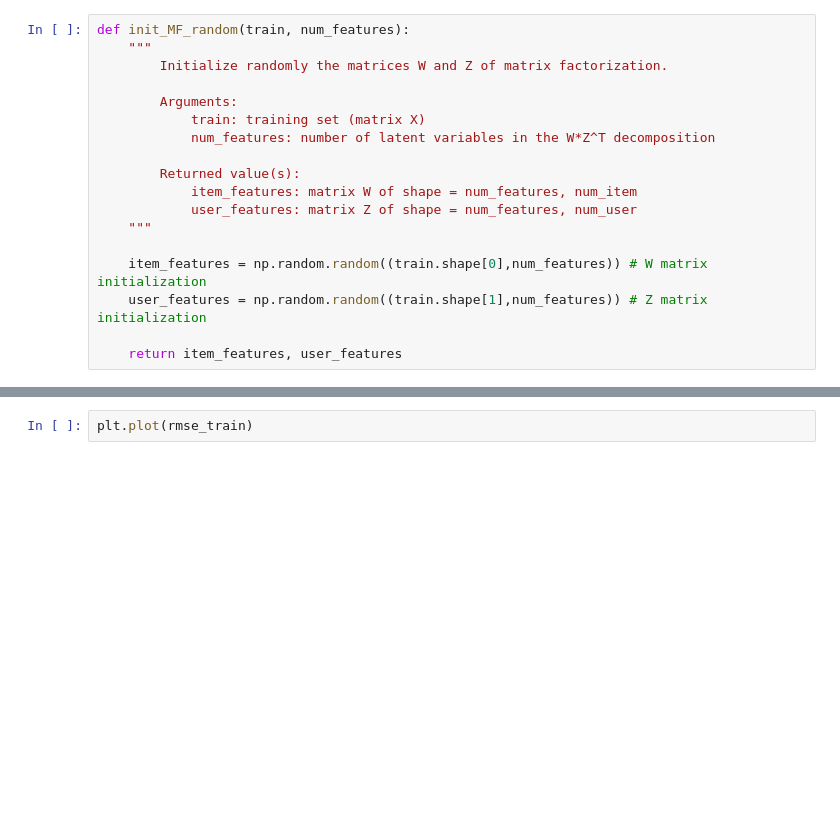
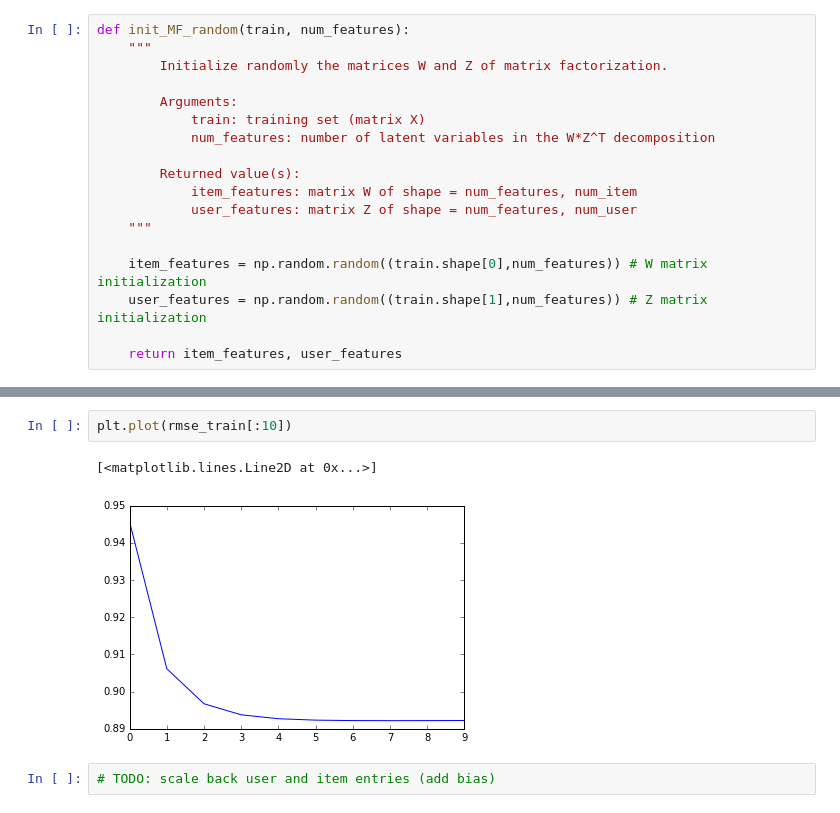
Before and after one commit to pawello3/PCML_Project_2, a Jupyter notebook: project_recommender_system/Alternating_Least_Squares_model.ipynb, the cells around one changed output, grey strips where cells are left out. Cells and saved outputs as stored; diff of their text form; blank space fills up the shorter version.

```diff
--- a/project_recommender_system/Alternating_Least_Squares_model.ipynb
+++ b/project_recommender_system/Alternating_Least_Squares_model.ipynb
@@ -92,4 +138,9 @@ compute_ALS(ratings, item_features, user_features, num_features, num_epochs)
 # %%
-plt.plot(rmse_train)
+plt.plot(rmse_train[:10])
+# %% [output]
+[<matplotlib.lines.Line2D at 0x...>]
+[figure, added]
+# %%
+# TODO: scale back user and item entries (add bias)
 # %%
 create_csv_submission(user_features, item_features)
```
Also changed, not shown: parts of 6 cells of this notebook, 2 other files.
